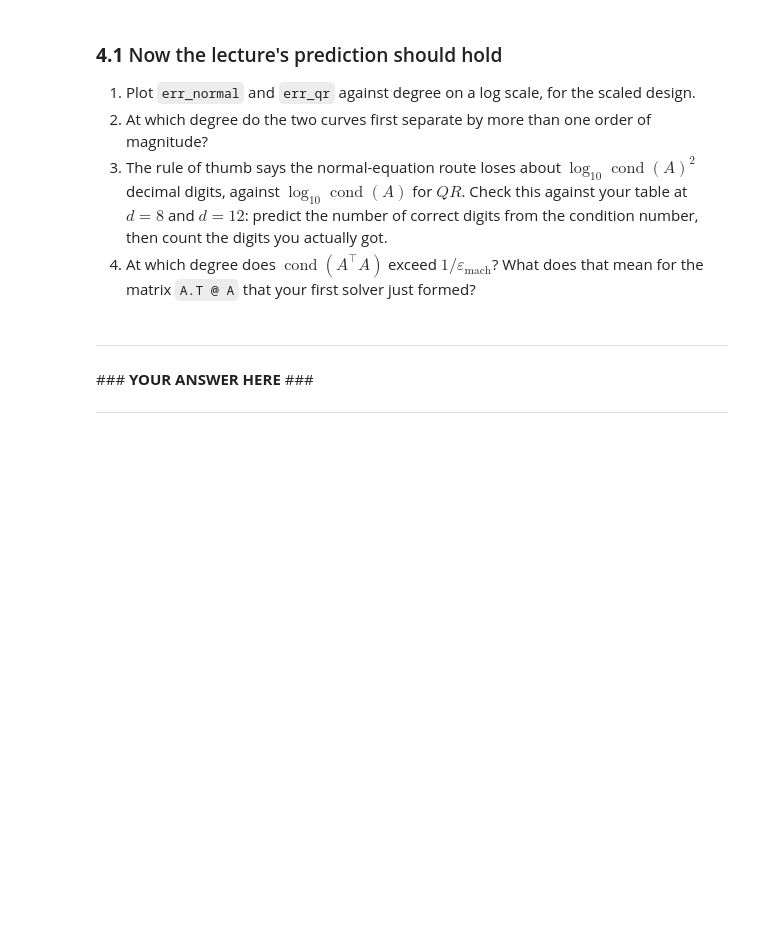
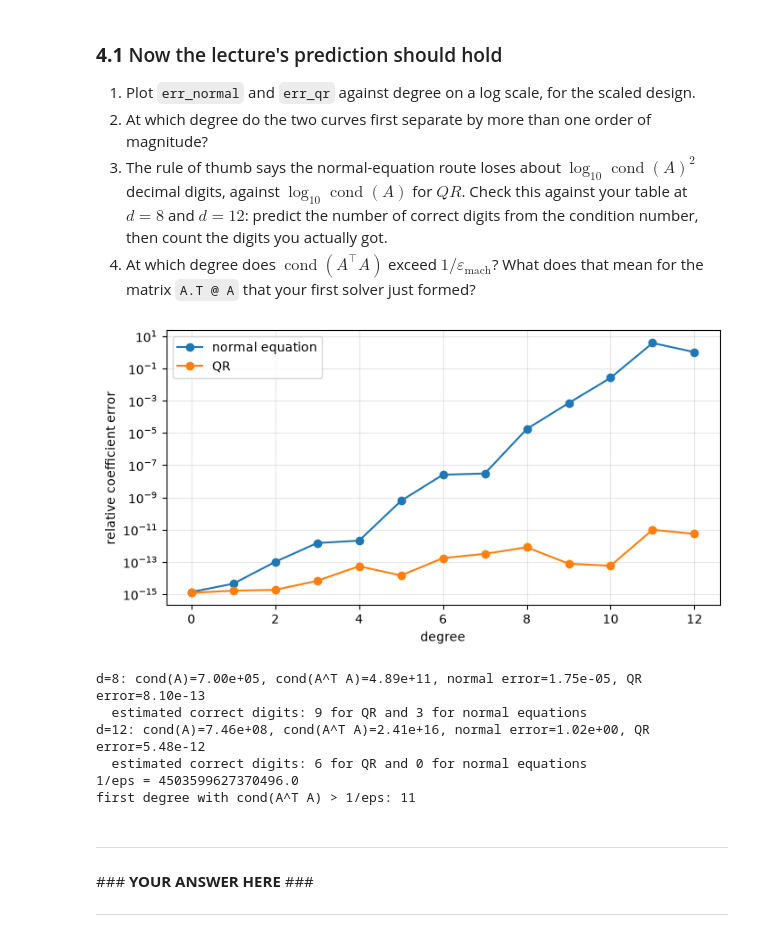
Before and after one commit to CallMeLiubomyr/la-lab1, a Jupyter notebook: lab1-coreA-least_squares.ipynb, the cells around one changed output. Cells and saved outputs as stored; diff of their text form; code cells hidden in the pictures; blank space fills up the shorter version.

```diff
--- a/lab1-coreA-least_squares.ipynb
+++ b/lab1-coreA-least_squares.ipynb
@@ -546,3 +560,30 @@ scaled.style.format({"cond_A": "{:.2e}", "cond_AtA": "{:.2e}",
+# %%
+# ========= YOUR CODE STARTS HERE ========= #
+degrees = scaled.index.to_numpy()
+plt.figure(figsize=(8, 4))
+plt.semilogy(degrees, scaled['err_normal'], 'o-', label='normal equation')
+plt.semilogy(degrees, scaled['err_qr'], 'o-', label='QR')
+plt.xlabel('degree'); plt.ylabel('relative coefficient error')
+plt.legend(); plt.grid(True, which='both', alpha=0.3); plt.show()
+
+for d0 in (8, 12):
+    row = scaled.loc[d0]
+    print(f'd={d0}: cond(A)={row.cond_A:.2e}, cond(A^T A)={row.cond_AtA:.2e}, '
+          f'normal error={row.err_normal:.2e}, QR error={row.err_qr:.2e}')
+    print('  estimated correct digits:', max(0, int(-np.log10(row.cond_A * np.finfo(float).eps))),
+          'for QR and', max(0, int(-np.log10(row.cond_AtA * np.finfo(float).eps))), 'for normal equations')
+threshold = 1 / np.finfo(float).eps
+print('1/eps =', threshold)
+print('first degree with cond(A^T A) > 1/eps:', scaled.index[scaled.cond_AtA > threshold][0])
+# ========== YOUR CODE ENDS HERE ========== #
+# %% [output]
+[figure, added]
+d=8: cond(A)=7.00e+05, cond(A^T A)=4.89e+11, normal error=1.75e-05, QR error=8.10e-13
+  estimated correct digits: 9 for QR and 3 for normal equations
+d=12: cond(A)=7.46e+08, cond(A^T A)=2.41e+16, normal error=1.02e+00, QR error=5.48e-12
+  estimated correct digits: 6 for QR and 0 for normal equations
+1/eps = 4503599627370496.0
+first degree with cond(A^T A) > 1/eps: 11
 # %% [markdown]
 ---
 \### **YOUR ANSWER HERE** \###
```
Also changed, not shown: parts of 12 cells of this notebook, 1 other file.
